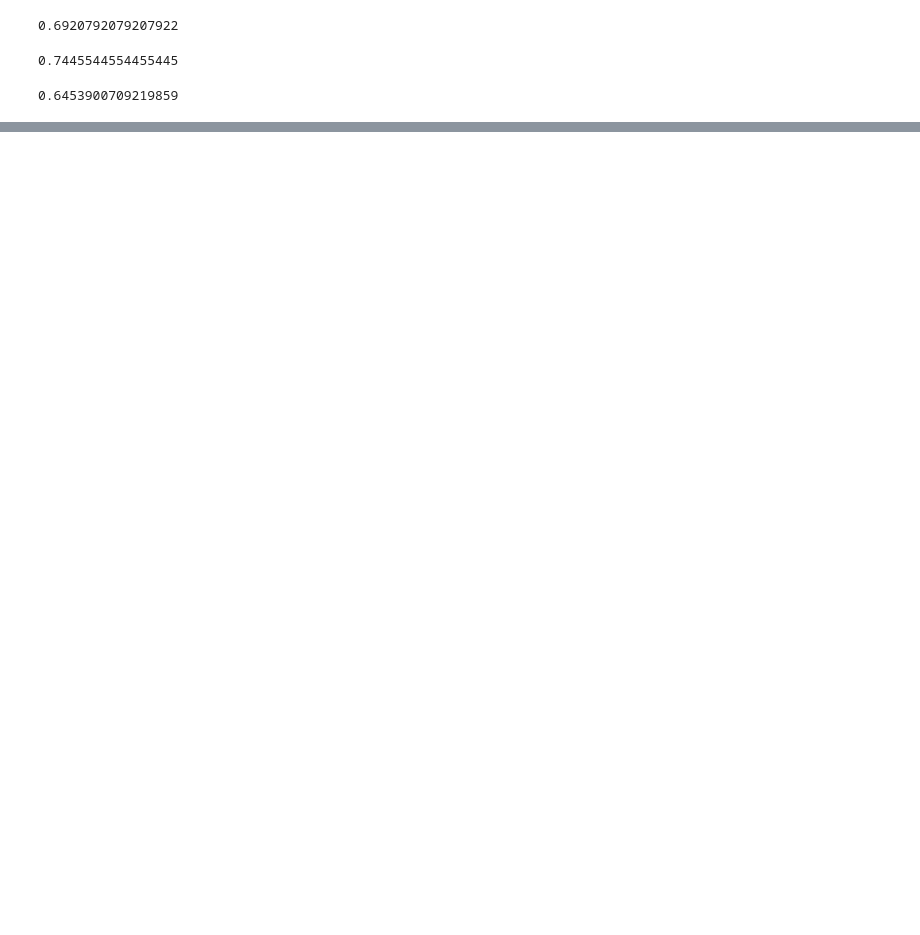
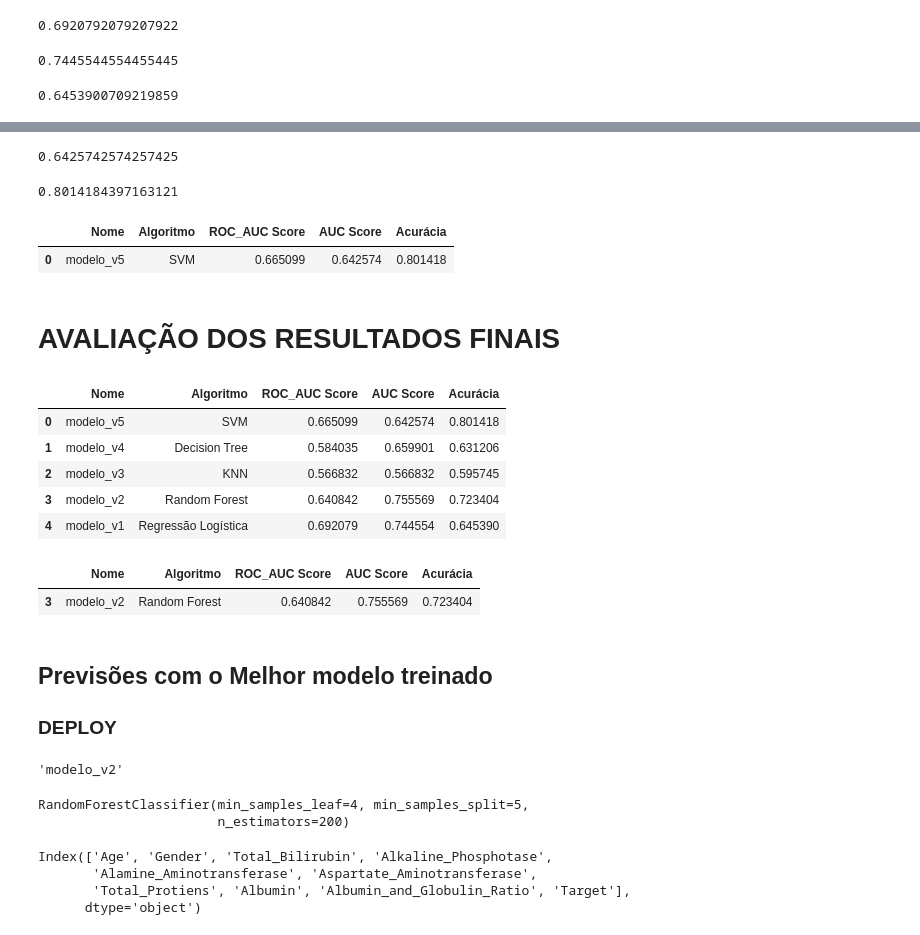
Before and after one commit to alyssonmontovanelli/formacao_dataScience_DSA, a Jupyter notebook: 01_bigData_RealTime_Python_Spark/cap09_Machine_Learning/Mini_Projeto.ipynb, the cells around one changed output, grey strips where cells are left out. Drawn from its saved outputs; the diff is of its cells as text; code cells hidden in the pictures; blank space fills up the shorter version.

Commit message:
final cap 09 - miniProjeto de regressão

```diff
--- a/01_bigData_RealTime_Python_Spark/cap09_Machine_Learning/Mini_Projeto.ipynb
+++ b/01_bigData_RealTime_Python_Spark/cap09_Machine_Learning/Mini_Projeto.ipynb
@@ -948,0 +1186,11 @@ df_modelos_ML2
+# %%
+# AUC SCORE
+auc_v5 = auc(fpr_v5, tpr_v5)
+print(auc_v5)
+# %% [output]
+0.6425742574257425
+# %%
+acuracia_v5 = accuracy_score(y_teste, y_pred_v5)
+print(acuracia_v5)
+# %% [output]
+0.8014184397163121
@@ -948,0 +1200,27 @@ df_modelos_ML2
+# %%
+dict_modelo_v5 = {
+    'Nome': ['modelo_v5'],
+    'Algoritmo': ['SVM'],
+    'ROC_AUC Score': [roc_auc_v5],
+    'AUC Score': [auc_v5],
+    'Acurácia':[acuracia_v5]
+}
+# %%
+df_modelos_ML5 = pd.DataFrame(dict_modelo_v5)
+df_modelos_ML5
+# %% [output]
+|  | Nome | Algoritmo | ROC_AUC Score | AUC Score | Acurácia |
+| 0 | modelo_v5 | SVM | 0.665099 | 0.642574 | 0.801418 |
+# %%
+df_final = pd.concat([df_modelos_ML5, df_modelos_ML4, df_modelos_ML3, df_modelos_ML2, df_modelos_ML], ignore_index = True)
+# %% [markdown]
+# AVALIAÇÃO DOS RESULTADOS FINAIS
+# %%
+df_final
+# %% [output]
+|  | Nome | Algoritmo | ROC_AUC Score | AUC Score | Acurácia |
+| 0 | modelo_v5 | SVM | 0.665099 | 0.642574 | 0.801418 |
+| 1 | modelo_v4 | Decision Tree | 0.584035 | 0.659901 | 0.631206 |
+| 2 | modelo_v3 | KNN | 0.566832 | 0.566832 | 0.595745 |
+| 3 | modelo_v2 | Random Forest | 0.640842 | 0.755569 | 0.723404 |
+| 4 | modelo_v1 | Regressão Logística | 0.692079 | 0.744554 | 0.645390 |
@@ -948,0 +1230,9 @@ df_modelos_ML2
+# %%
+df_melhor_modelo
+# %% [output]
+|  | Nome | Algoritmo | ROC_AUC Score | AUC Score | Acurácia |
+| 3 | modelo_v2 | Random Forest | 0.640842 | 0.755569 | 0.723404 |
+# %% [markdown]
+## Previsões com o Melhor modelo treinado
+
+### DEPLOY
@@ -948,0 +1242,18 @@ df_modelos_ML2
+# %%
+modelo
+# %% [output]
+'modelo_v2'
+# %%
+# Carregando o modelo do disco
+melhor_modelo = joblib.load('modelos/' + modelo + '.pkl')
+melhor_modelo
+# %% [output]
+RandomForestClassifier(min_samples_leaf=4, min_samples_split=5,
+                       n_estimators=200)
+# %%
+dados.columns
+# %% [output]
+Index(['Age', 'Gender', 'Total_Bilirubin', 'Alkaline_Phosphotase',
+       'Alamine_Aminotransferase', 'Aspartate_Aminotransferase',
+       'Total_Protiens', 'Albumin', 'Albumin_and_Globulin_Ratio', 'Target'],
+      dtype='object')
```
Also changed, not shown: parts of 122 cells of this notebook, 4 other files.
